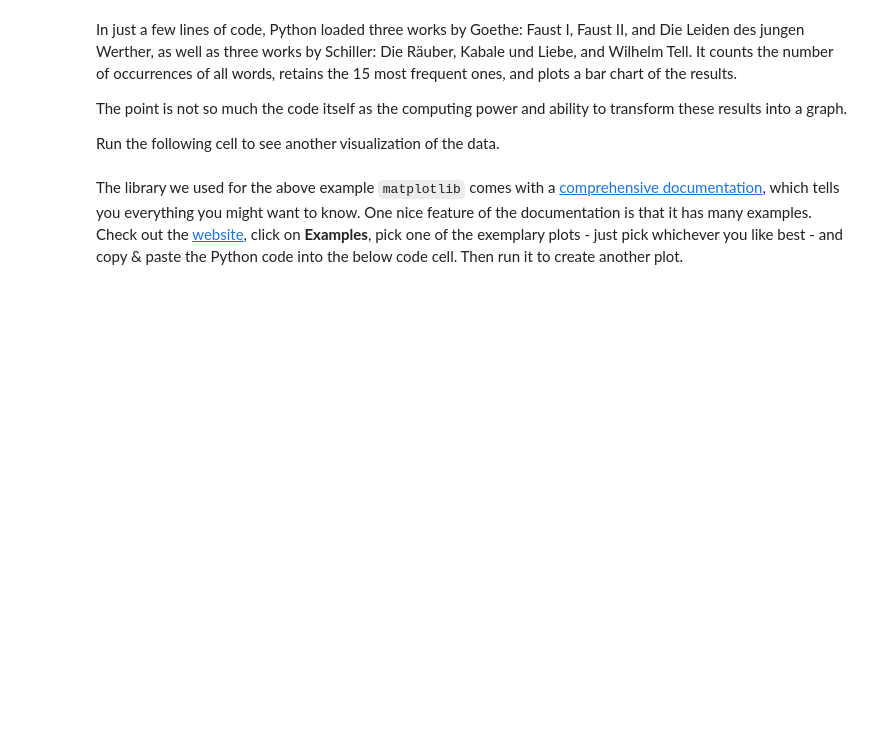
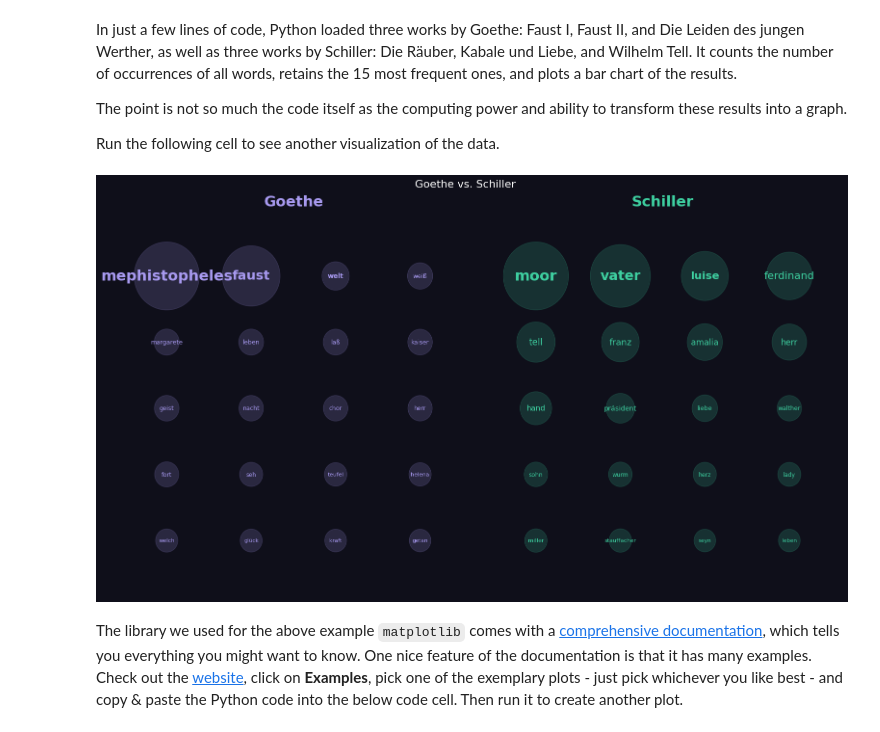
Before and after one commit to Humboldt-TheoLab/computational_philology, a Jupyter notebook: exercices/01_Intro_to_jupyter_notebook.ipynb, the cells around one changed output. Drawn from its saved outputs; the diff is of its cells as text; code cells hidden in the pictures; blank space fills up the shorter version.

```diff
--- a/exercices/01_Intro_to_jupyter_notebook.ipynb
+++ b/exercices/01_Intro_to_jupyter_notebook.ipynb
@@ -119,28 +122,31 @@ Run the following cell to see another visualization of the data.
 # %%
 def plot_bulles(corpus, n=20):
     fig, axes = plt.subplots(1, 2, figsize=(16, 9), facecolor="#0f0f1a")
     couleurs = {"Goethe": "#a89af0", "Schiller": "#3ecfa0"}
 
     for ax, (auteur, texte) in zip(axes, corpus.items()):
-        paires = top(texte, n)
-        freqs  = np.array([f for _, f in paires], dtype=float)
+        mots_top, freqs_raw = top(texte, n)
+        paires = list(zip(mots_top, freqs_raw))
+        freqs  = np.array(freqs_raw, dtype=float)
         fn     = (freqs - freqs.min()) / (freqs.max() - freqs.min())
         pos    = [(x, y) for y in np.linspace(.85,.15,5) for x in np.linspace(.15,.85,4)]
 
         ax.set(xlim=(0,1), ylim=(0,1), facecolor="#0f0f1a")
         ax.axis("off")
         ax.set_title(auteur, fontsize=22, fontweight="bold", color=couleurs[auteur], pad=20)
 
-        for i, ((mot, _), (px, py), s) in enumerate(zip(paires, pos, fn)):
+        for i, ((mot, freq), (px, py), s) in enumerate(zip(paires, pos, fn)):
             ax.add_patch(plt.Circle((px, py), .03 + s*.06, color=couleurs[auteur], alpha=.18))
             ax.text(px, py, mot, ha="center", va="center",
                     fontsize=8 + s*14, color=couleurs[auteur],
                     fontweight="bold" if i < 3 else "normal")
 
     fig.suptitle("Goethe vs. Schiller", fontsize=16, color="white")
     plt.tight_layout(); plt.show()
 
 plot_bulles(corpus)
+# %% [output]
+[figure, added]
 # %% [markdown]
 The library we used for the above example `matplotlib` comes with a [comprehensive documentation](https://matplotlib.org/), which tells you everything you might want to know. One nice feature of the documentation is that it has many examples. Check out the [website](https://matplotlib.org/), click on **Examples**, pick one of the exemplary plots - just pick whichever you like best - and copy & paste the Python code into the below code cell. Then run it to create another plot.
 # %% [markdown]
```
Also changed, not shown: parts of 5 cells of this notebook.
